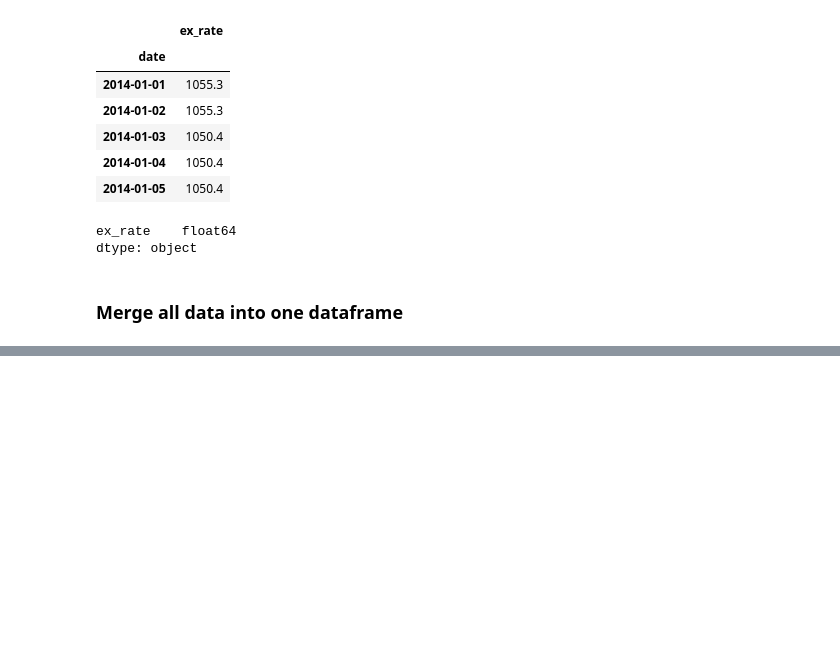
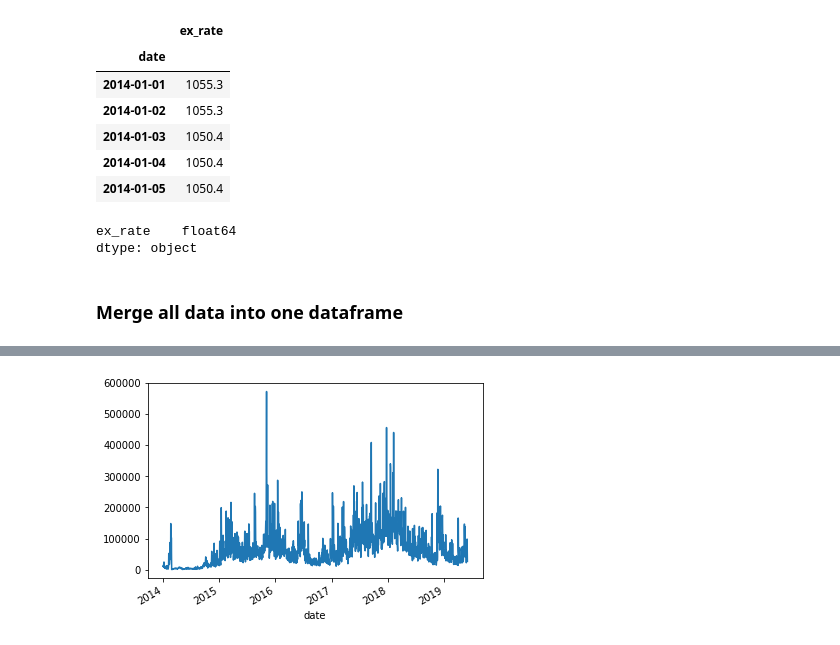
Before and after one commit to jaepil-choi/KIS_Research, a Jupyter notebook: Import_KeyPaperData.ipynb, the cells around one changed output, grey strips where cells are left out. Saved outputs shown, nothing was run; the diff lists cells and outputs as text; code cells hidden in the pictures; blank space fills up the shorter version.

```diff
--- a/Import_KeyPaperData.ipynb
+++ b/Import_KeyPaperData.ipynb
@@ -243,3 +242,8 @@ df.head()
 df.to_csv('all.csv')
 # %%
 df.to_pickle('./keypaperdata/all.pkl')
+# %%
+df.vol_btc.plot()
+plt.show()
+# %% [output]
+[figure, added]
```
Also changed, not shown: parts of 6 cells of this notebook, 7 other files.
